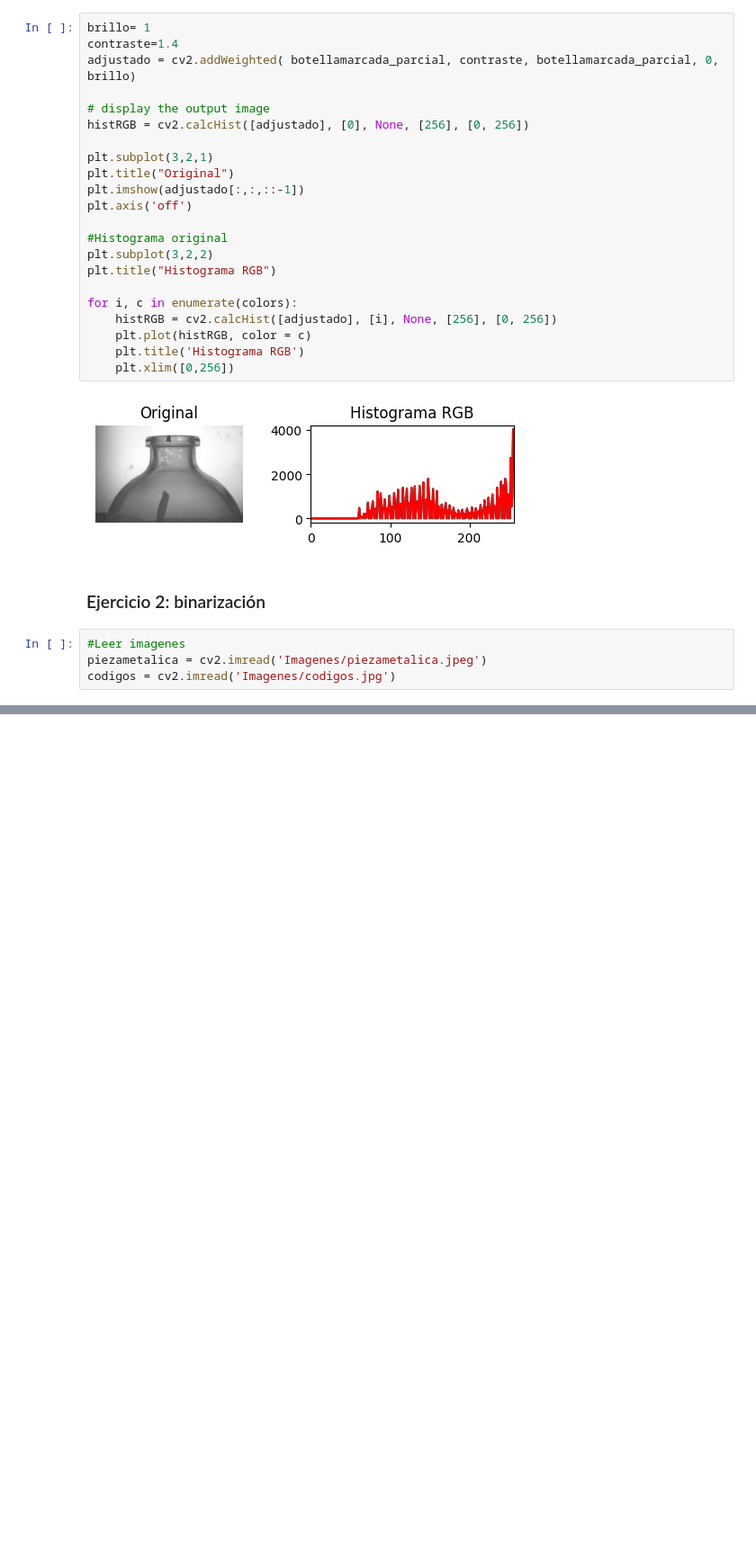
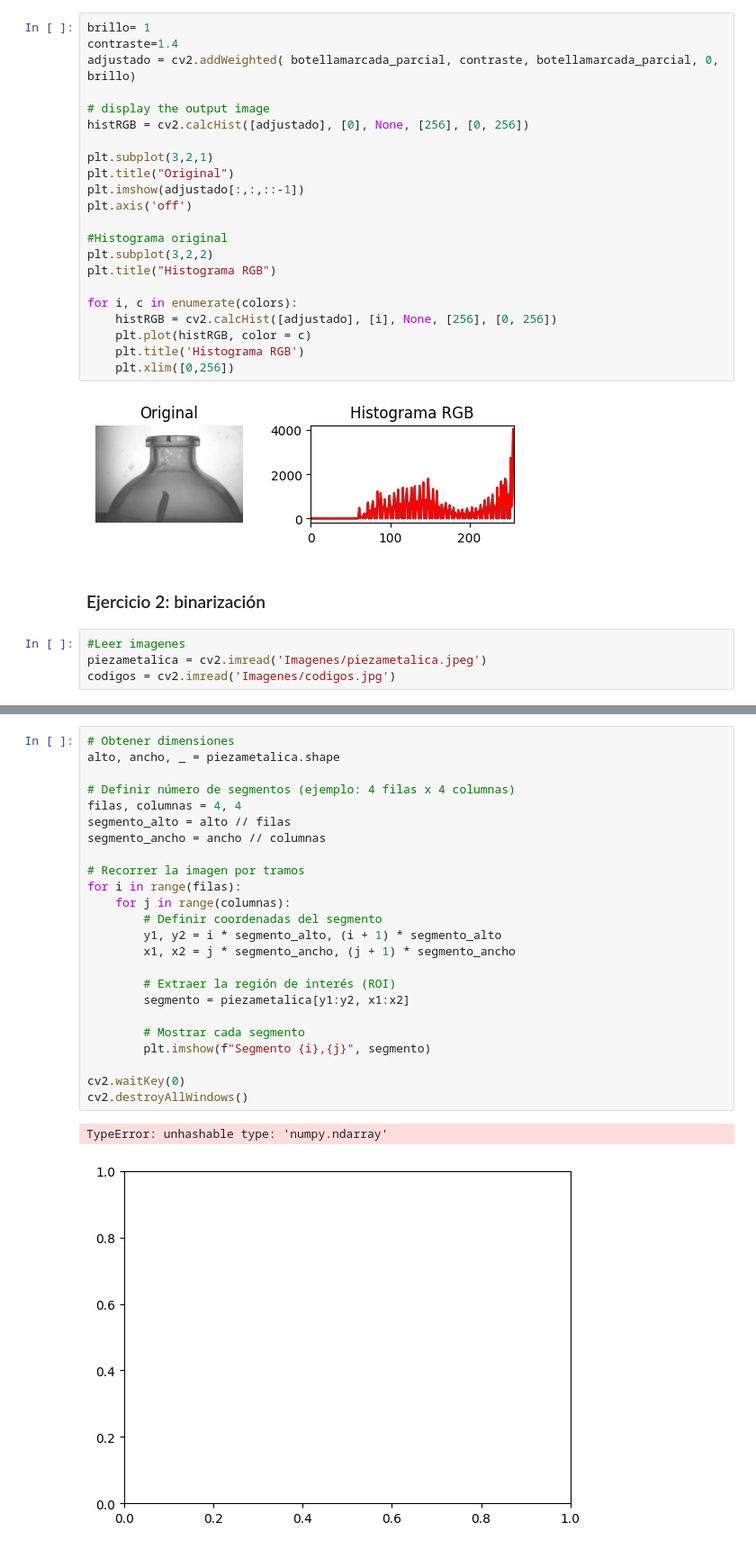
Before and after one commit to cae1000/Trabajos-Vision, a Jupyter notebook: Laboratorio 1/Practica_Lab1.ipynb, the cells around one changed output, grey strips where cells are left out. Shown: that part at 90% size. Drawn from its saved outputs; the diff is of its cells as text; blank space fills up the shorter version.

```diff
--- a/Laboratorio 1/Practica_Lab1.ipynb
+++ b/Laboratorio 1/Practica_Lab1.ipynb
@@ -165,3 +168,30 @@ plt.imshow(piezametalica[:,:,::-1])
 # %% [output]
 <matplotlib.image.AxesImage at 0x...>
 [figure]
+# %%
+# Obtener dimensiones
+alto, ancho, _ = piezametalica.shape
+
+# Definir número de segmentos (ejemplo: 4 filas x 4 columnas)
+filas, columnas = 4, 4
+segmento_alto = alto // filas
+segmento_ancho = ancho // columnas
+
+# Recorrer la imagen por tramos
+for i in range(filas):
+    for j in range(columnas):
+        # Definir coordenadas del segmento
+        y1, y2 = i * segmento_alto, (i + 1) * segmento_alto
+        x1, x2 = j * segmento_ancho, (j + 1) * segmento_ancho
+
+        # Extraer la región de interés (ROI)
+        segmento = piezametalica[y1:y2, x1:x2]
+
+        # Mostrar cada segmento
+        plt.imshow(f"Segmento {i},{j}", segmento)
+
+cv2.waitKey(0)
+cv2.destroyAllWindows()
+# %% [output]
+TypeError: unhashable type: 'numpy.ndarray'
+[figure, added]
```
Also changed, not shown: parts of 4 cells of this notebook.
